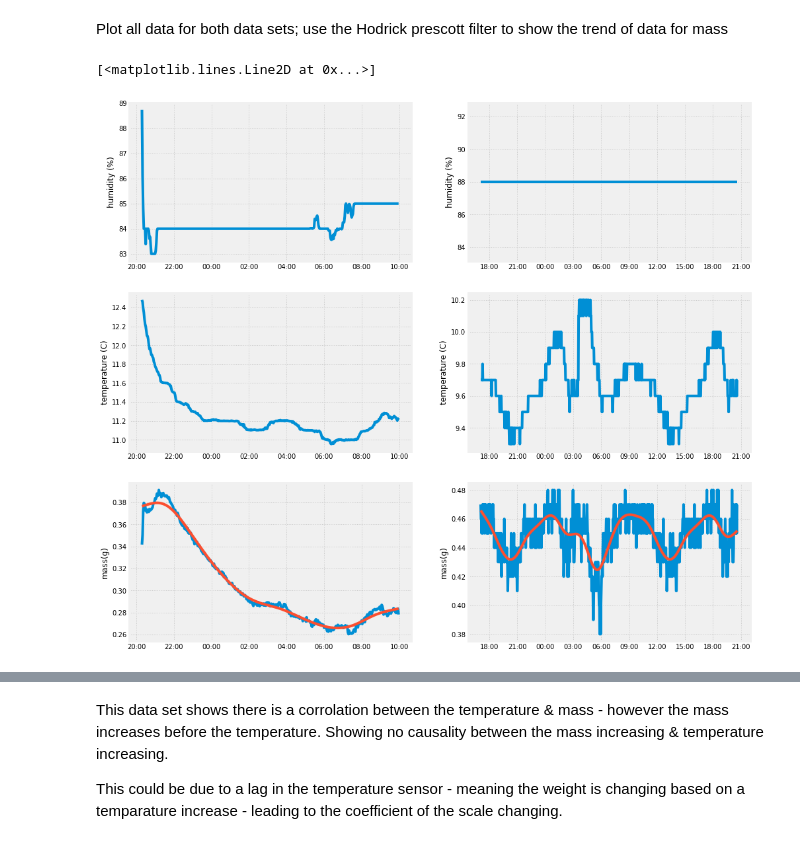
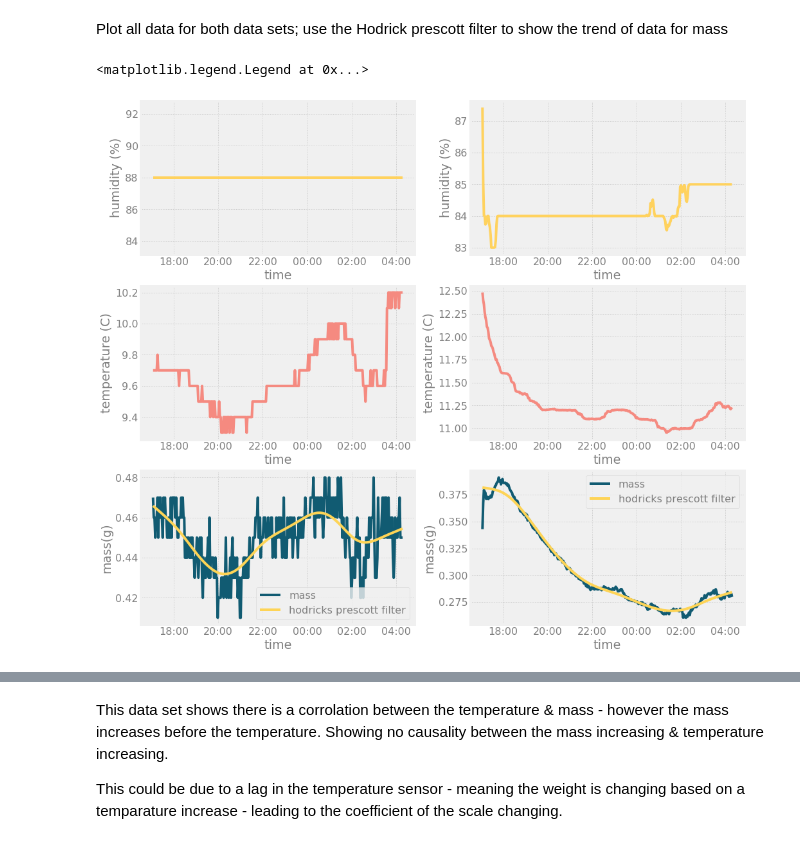
Before and after one commit to leahpattison/atmosphericWaterCollector, a Jupyter notebook: size2/Time Series Analysis 2.ipynb, the cells around one changed output, grey strips where cells are left out. Cells and saved outputs as stored; diff of their text form; code cells hidden in the pictures.

```diff
--- a/size2/Time Series Analysis 2.ipynb
+++ b/size2/Time Series Analysis 2.ipynb
@@ -67,14 +89,22 @@ Resample to every 3 minutes - use mean sampling
 # %%
 # Open all data for size_0 data set
 
-df1 = pd.read_csv('./atmosphericWaterCollector/size2/input/exp1.csv',  header = None, names = ["time", "humidity", "temperature", "mass"])
+df1 = pd.read_csv('./atmosphericWaterCollector/size2/input/exp2.csv',  header = None, names = ["time", "humidity", "temperature", "mass"])
 df1["time"] = pd.to_datetime(df1["time"], unit='s')
 df1 = df1.set_index(pd.DatetimeIndex(df1["time"]))
 del df1["time"]
-df1 = df1.resample('2T').mean()
+#df1 = df1.resample('2T').mean()
 
-df2 = pd.read_csv('./atmosphericWaterCollector/size2/input/exp2.csv',  header = None, names = ["time", "humidity", "temperature", "mass"])
+df2 = pd.read_csv('./atmosphericWaterCollector/size2/input/exp1.csv',  header = None, names = ["time", "humidity", "temperature", "mass", "1", "2", "3", "4", "5"])
 df2["time"] = pd.to_datetime(df2["time"], unit='s')
 df2 = df2.set_index(pd.DatetimeIndex(df2["time"]))
 del df2["time"]
-#df2 = df2.resample('2T').mean()
+df2 = df2.resample('2T').mean()
+df2 = df2.drop(columns=["1","2","3","4","5"])
+
+df1 = df1.dropna()
+df2 = df2.dropna()
+
+df1 = df1.loc[df1.index < df2.index[-1]]
+
+df2.head()
@@ -83,7 +121,7 @@ Graphing function to format graphs from this point
 # %%
 ## Graphing function
 def newfigure(*args, **kwargs):
-    fig, ax = plt.subplots(*args, **kwargs, figsize=(15,15))
+    fig, ax = plt.subplots(*args, **kwargs)
     for i, a in enumerate(fig.axes):
         a.tick_params(direction='in', grid_linestyle=":", top=True, right=True)
         a.grid(which='major', axis='both', linestyle=":")
@@ -91,30 +129,35 @@ def newfigure(*args, **kwargs):
 # %% [markdown]
 Plot all data for both data sets; use the Hodrick prescott filter to show the trend of data for mass
 # %%
-#Use Hodrick prescott filter to find the trend
 hp_cycle1, hp_trend1 = sm.tsa.filters.hpfilter(df1["mass"], lamb=129600)
 hp_cycle2, hp_trend2 = sm.tsa.filters.hpfilter(df2["mass"], lamb=129600)
 
 
 fig, ax = newfigure(nrows =3, ncols=2)
 
 xformatter = mdates.DateFormatter('%H:%M')
 
 t = [df1, df2]
 
 for i in range(len(t)):
     ax[0, i].set_ylabel("humidity (%)")
     ax[1, i].set_ylabel("temperature (C)")
     ax[2, i].set_ylabel("mass(g)")
+
     for num, name in enumerate(t[i].columns):
-        ax[num, i].plot(t[i][name])
+        c = ['#FFD25E', '#F58A80','#115b72','#fed456']
+        ax[num, i].plot(t[i][name], color = c[num])
         ax[num, i].xaxis.set_major_formatter(xformatter)
+        ax[num, i].set_xlabel("time")
 
-ax[2, 0].plot(hp_trend1)
-ax[2, 1].plot(hp_trend2)
+
+ax[2, 0].plot(hp_trend1, label = 'hodricks prescott filter', color=c[3])
+ax[2, 1].plot(hp_trend2, label = 'hodricks prescott filter', color=c[3])
+ax[2, 0].legend()
+ax[2, 1].legend()
 # %% [output]
-[<matplotlib.lines.Line2D at 0x...>]
+<matplotlib.legend.Legend at 0x...>
-[figure, old version]
+[figure, new version]
 # %%
 #to normalise data take n - mean(n/stdeviation)
 
```
Also changed, not shown: parts of 12 cells of this notebook.
